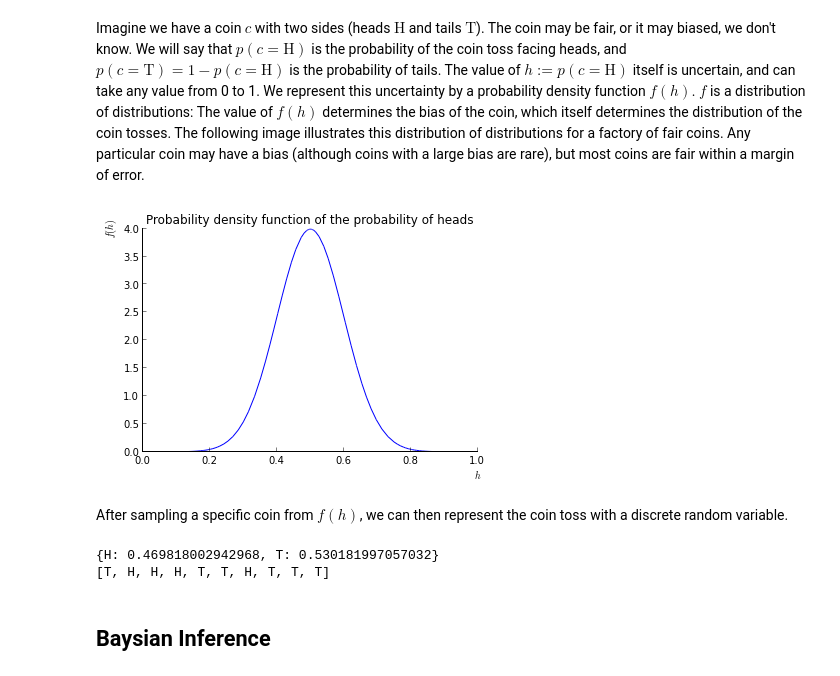
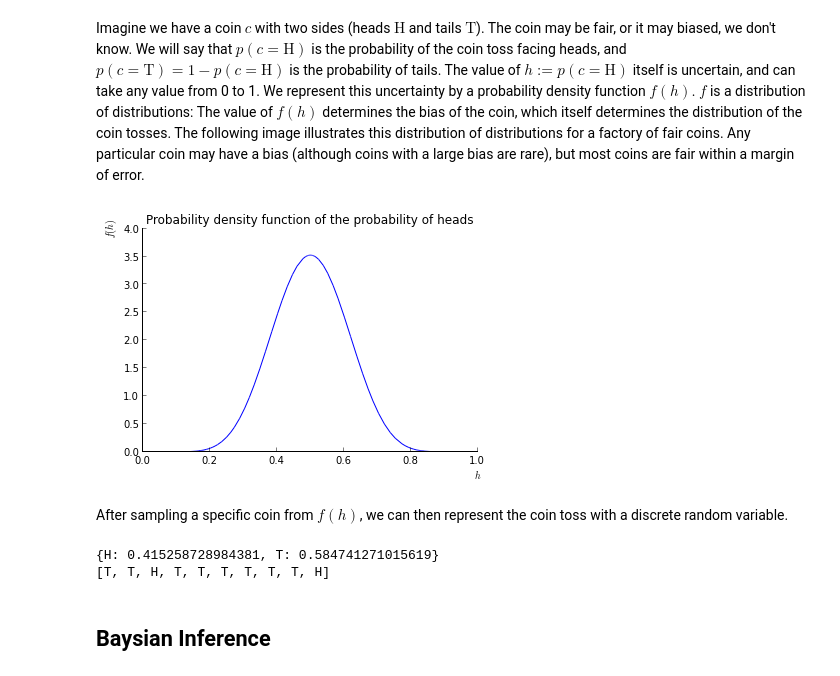
Before and after one commit to lambdafu/notebook, a Jupyter notebook: math/Bayesian Coin Flip.ipynb, the cells around one changed output. Cells and saved outputs as stored; diff of their text form; code cells hidden in the pictures.

```diff
--- a/math/Bayesian Coin Flip.ipynb
+++ b/math/Bayesian Coin Flip.ipynb
@@ -13,10 +13,10 @@ from sympy.stats import *
 Imagine we have a coin $c$ with two sides (heads $\mathrm{H}$ and tails $\mathrm{T}$).  The coin may be fair, or it may biased, we don't know.  We will say that $p(c=\mathrm{H})$ is the probability of the coin toss facing heads, and $p(c=\mathrm{T}) = 1 - p(c=\mathrm{H})$ is the probability of tails.  The value of $h := p(c=\mathrm{H})$ itself is uncertain, and can take any value from 0 to 1.  We represent this uncertainty by a probability density function $f(h)$.  $f$ is a distribution of distributions: The value of $f(h)$ determines the bias of the coin, which itself determines the distribution of the coin tosses.  The following image illustrates this distribution of distributions for a factory of fair coins.  Any particular coin may have a bias (although coins with a large bias are rare), but most coins are fair within a margin of error.
 # %%
 h = Symbol("h")
-f = Normal(h, 0.5, 0.1)
+f = Beta(h, 10, 10)
 fig = plot(density(f)(h), (h, 0, 1), title="Probability density function of the probability of heads", xlabel="$h$", ylabel="$f(h)$")
 # %% [output]
-[figure, old version]
+[figure, new version]
 # %% [markdown]
 After sampling a specific coin from $f(h)$, we can then represent the coin toss with a discrete random variable.
 # %%
@@ -26,8 +26,8 @@ C = Coin(c, bias)
 print density(C)
 print [sample(C) for i in range(10)]
 # %% [output]
-{H: 0.469818002942968, T: 0.530181997057032}
-[T, H, H, H, T, T, H, T, T, T]
+{H: 0.415258728984381, T: 0.584741271015619}
+[T, T, H, T, T, T, T, T, T, H]
 # %% [markdown]
 ## Baysian Inference
 # %% [markdown]
```
Also changed, not shown: parts of 5 cells of this notebook.
